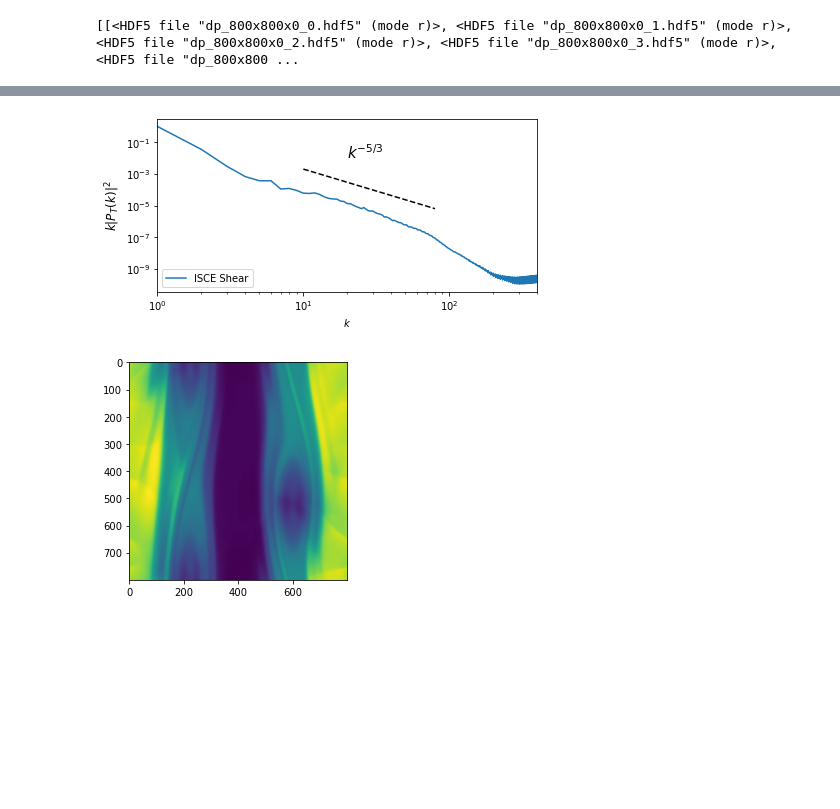
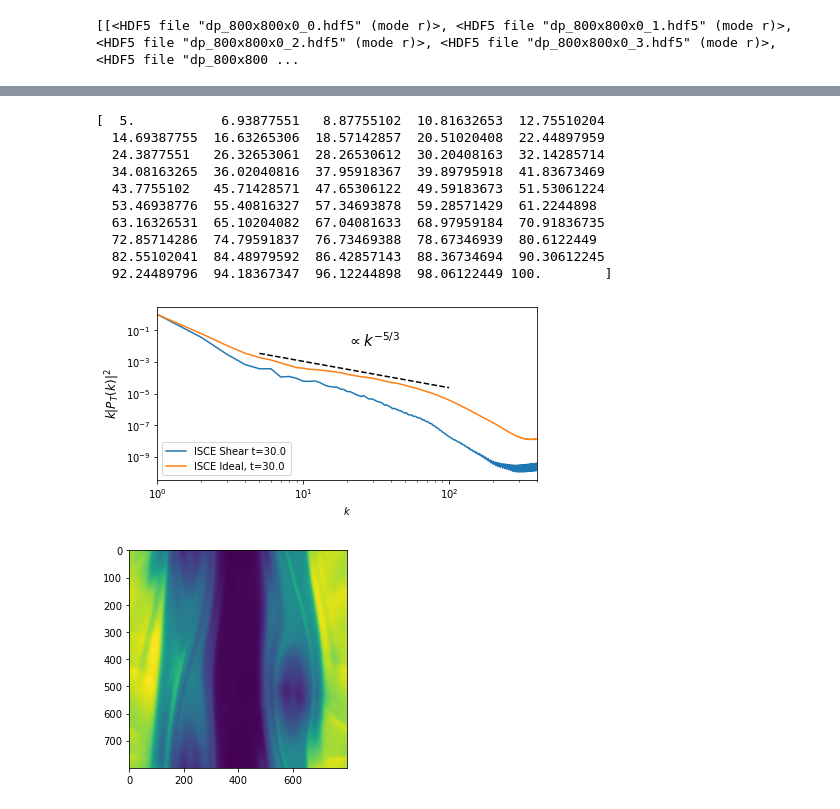
Before and after one commit to MarcusHatton/Plotting, a Jupyter notebook: KolmogorovOriginal.ipynb, the cells around one changed output, grey strips where cells are left out. Cells and saved outputs as stored; diff of their text form; code cells hidden in the pictures; blank space fills up the shorter version.

```diff
--- a/KolmogorovOriginal.ipynb
+++ b/KolmogorovOriginal.ipynb
@@ -124,12 +122,17 @@ print(fss,labels,names)
 # %% [output]
 [[<HDF5 file "dp_800x800x0_0.hdf5" (mode r)>, <HDF5 file "dp_800x800x0_1.hdf5" (mode r)>, <HDF5 file "dp_800x800x0_2.hdf5" (mode r)>, <HDF5 file "dp_800x800x0_3.hdf5" (mode r)>, <HDF5 file "dp_800x800 ...
 # %%
+ISCESpecIdeal = 0
+ISCESpecShear = 0
 for fs, label, name in zip(fss, labels, names):
-    Ideal = fs[-1]
+    Ideal = fs[4]
     #idealT = Ideal.t.index(min(Ideal.t, key=lambda x : abs(x-3.0)))
     Nideal = fs[-1]['Domain'].attrs['nx'][0] // 2
     KESpecIdeal = getPowerSpectrumSq(Ideal, GetKESF(Ideal))
-
+    if(name == 'ISCE_Id'):
+        ISCESpecIdeal = KESpecIdeal
+    if(name == 'ISCE_Sh'):
+        ISCESpecShear = KESpecIdeal
 
     ### Model Power Spectrum
 
@@ -151,7 +154,7 @@ for fs, label, name in zip(fss, labels, names):
 
 
     # plt.savefig('ConfirmationReportPlots/KH/KolmoEnergyIdeal.eps', format='eps', dpi=1200, bbox_inches='tight')
-    plt.savefig('ConfirmationReportPlots/KH/KolmoEnergy_'+name+'.pdf', dpi=1200, bbox_inches='tight')
+#     plt.savefig('ConfirmationReportPlots/KH/KolmoEnergy_'+name+'.pdf', dpi=1200, bbox_inches='tight')
 
     plt.show()
 # %% [output]
@@ -160,29 +163,51 @@ for fs, label, name in zip(fss, labels, names):
 # %%
-KESpecShear = KESpecIdeal
+KESpecShear2 = ISCESpecShear
+KESpecIdeal2 = ISCESpecIdeal
 # %%
+# KESpecShear = ISCESpecShear
+# KESpecIdeal = ISCESpecIdeal
+
 fig, axs = plt.subplots(1, 1, sharex=True)
 fig.set_size_inches(6,3)
 fig.tight_layout()
 
 # Kinetic energy density power
-axs.loglog(np.arange(1, Nideal+1), np.arange(1, Nideal+1)*KESpecShear, label=label)# label=r'$IS \ Ideal$')
-#     axs.loglog(np.arange(1, Nresistive+1), np.arange(1, Nresistive+1)*KESpecResistive, label=r'$Single \ Fluid \ Resistive$')
-#     axs.loglog(np.arange(1, NtwoFluid+1), np.arange(1, NtwoFluid+1)*KESpecTwoFluid, label=r'$Two \ Fluid \ Resistive$')
+# axs.loglog(np.arange(1, Nideal+1), np.arange(1, Nideal+1)*KESpecShear2, label=labels[1]+' t=12.0')# label=r'$IS \ Ideal$')
+axs.loglog(np.arange(1, Nideal+1), np.arange(1, Nideal+1)*KESpecShear, label=labels[1]+' t=30.0')# label=r'$IS \ Ideal$')
+# axs.loglog(np.arange(1, Nideal+1), np.arange(1, Nideal+1)*KESpecIdeal2, label=labels[0]+', t=12.0')# label=r'$IS \ Ideal$')
+axs.loglog(np.arange(1, Nideal+1), np.arange(1, Nideal+1)*KESpecIdeal, label=labels[0]+', t=30.0')# label=r'$IS \ Ideal$')
+
 axs.set_ylabel(r"$k|P_{T}(k)|^2$", {'fontsize':'large'})
 axs.set_xlabel(r'$k$')
-# axs.loglog([4, 94.868], [5*10**-3, 5*10**(-3 - 1.5*5/3)], 'k--')
-axs.loglog([10, 80], [2*10**-3, 2*10**(-3 - 1.5*5/3)], 'k--')
-axs.annotate(r'$k^{-5/3}$', xy=(20, 0.01), fontsize=15)
+ks = np.linspace(5,100)
+print(ks)
+axs.loglog(ks,(5*10**-2)*ks**(-5/3), 'k--')
+# axs.loglog([4, 94.868], [3*10**-3, (3*10**-3)*((94.868/4)*-5/3)], 'k--')
+# axs.loglog([4, 94], [8*10**-3, 8*10**(-3 - 1.5*5/3)], 'k--')
+# axs.loglog([5, 100], [2*10**-3, 2*10**(-3 - (5/3))], 'k--')
+axs.annotate(r'$\propto k^{-5/3}$', xy=(20, 0.01), fontsize=15)
 axs.set_xlim([1, Nideal])
 axs.legend(loc='lower left')
 
 
 # plt.savefig('ConfirmationReportPlots/KH/KolmoEnergyIdeal.eps', format='eps', dpi=1200, bbox_inches='tight')
-plt.savefig('ConfirmationReportPlots/KH/KolmoEnergy_'+name+'.pdf', dpi=1200, bbox_inches='tight')
+# plt.savefig('ConfirmationReportPlots/KH/KolmoEnergyISCE_Sh_53_t12vst30'+name+'.pdf', dpi=1200, bbox_inches='tight')
+plt.savefig('ConfirmationReportPlots/KH/KolmoEnergyISCE_IdvsSh_53_t12'+name+'.pdf', dpi=1200, bbox_inches='tight')
+plt.savefig('ConfirmationReportPlots/KH/KolmoEnergyISCE_IdvsSh_53_t30'+name+'.pdf', dpi=1200, bbox_inches='tight')
 
 plt.show()
 # %% [output]
+[  5.           6.93877551   8.87755102  10.81632653  12.75510204
+  14.69387755  16.63265306  18.57142857  20.51020408  22.44897959
+  24.3877551   26.32653061  28.26530612  30.20408163  32.14285714
+  34.08163265  36.02040816  37.95918367  39.89795918  41.83673469
+  43.7755102   45.71428571  47.65306122  49.59183673  51.53061224
+  53.46938776  55.40816327  57.34693878  59.28571429  61.2244898
+  63.16326531  65.10204082  67.04081633  68.97959184  70.91836735
+  72.85714286  74.79591837  76.73469388  78.67346939  80.6122449
+  82.55102041  84.48979592  86.42857143  88.36734694  90.30612245
+  92.24489796  94.18367347  96.12244898  98.06122449 100.        ]
-[figure, old version]
+[figure, new version]
 # %%
 plt.imshow(fss[1][-1]['Primitive/n'])
 plt.show()
```
Also changed, not shown: parts of 2 cells of this notebook.
